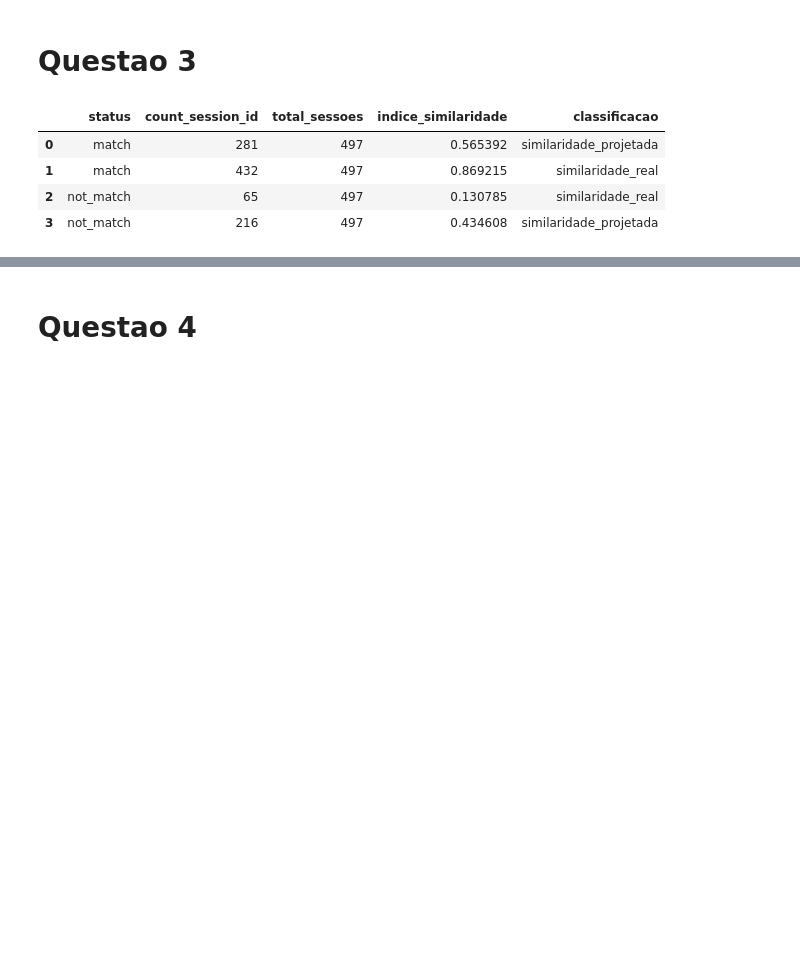
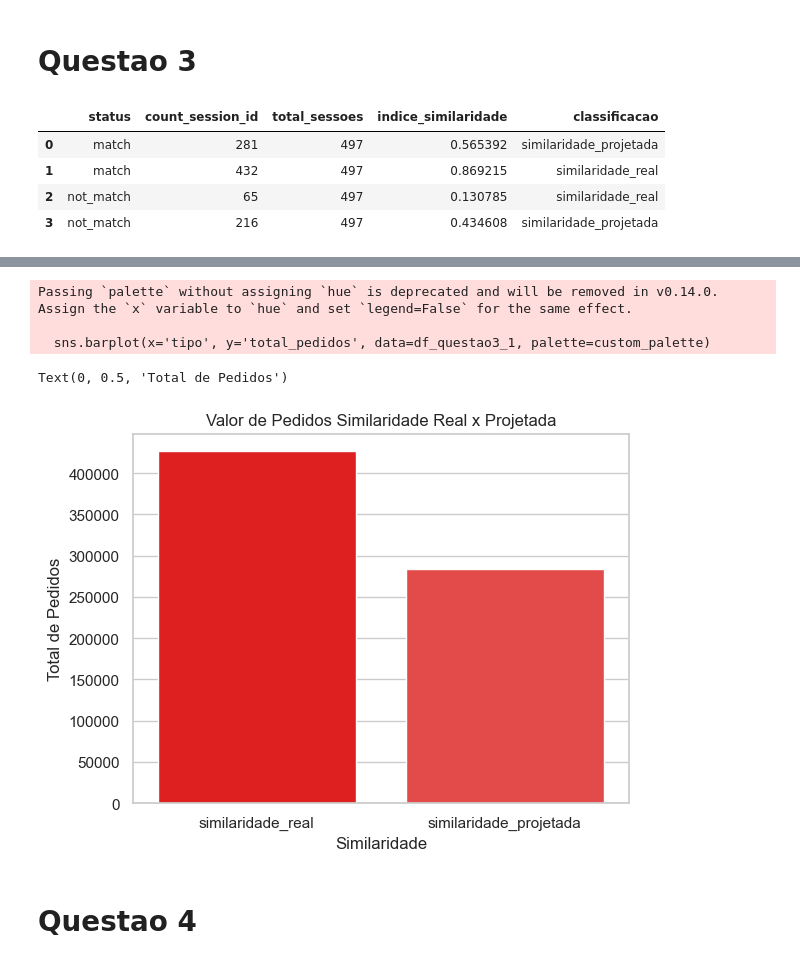
Before and after one commit to thalesluizbraga/fraud_food_company_analysis, a Jupyter notebook: analises/analises_consolidadas.ipynb, the cells around one changed output, grey strips where cells are left out. Saved outputs shown, nothing was run; the diff lists cells and outputs as text; code cells hidden in the pictures; blank space fills up the shorter version.

```diff
--- a/analises/analises_consolidadas.ipynb
+++ b/analises/analises_consolidadas.ipynb
@@ -321,3 +375,19 @@ plt.show()
+# %%
+df_questao3_1
+
+custom_palette = sns.light_palette("red", reverse=True)
+sns.barplot(x='tipo', y='total_pedidos', data=df_questao3_1, palette=custom_palette)
+
+
+plt.title('Valor de Pedidos Similaridade Real x Projetada')
+plt.xlabel('Similaridade')
+plt.ylabel('Total de Pedidos')
+# %% [output]
+Passing `palette` without assigning `hue` is deprecated and will be removed in v0.14.0. Assign the `x` variable to `hue` and set `legend=False` for the same effect.
+
+  sns.barplot(x='tipo', y='total_pedidos', data=df_questao3_1, palette=custom_palette)
+Text(0, 0.5, 'Total de Pedidos')
+[figure, added]
 # %% [markdown]
 # Questao 4
 # %%
```
Also changed, not shown: parts of 12 cells of this notebook, 11 other files.
